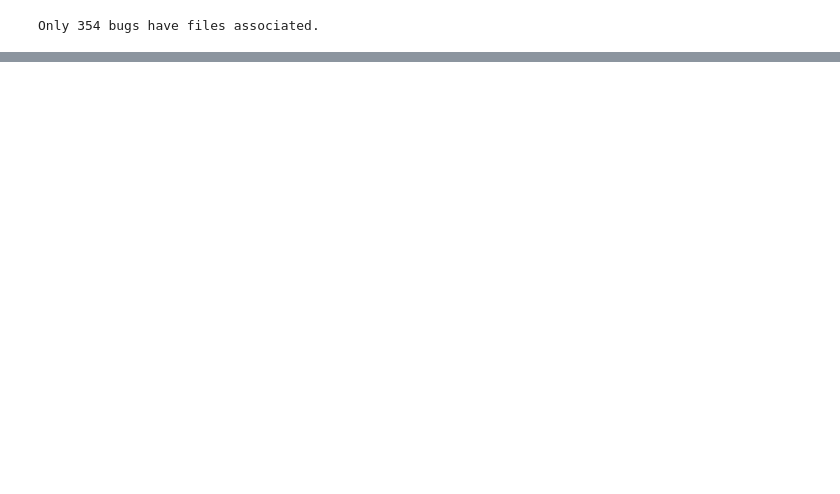
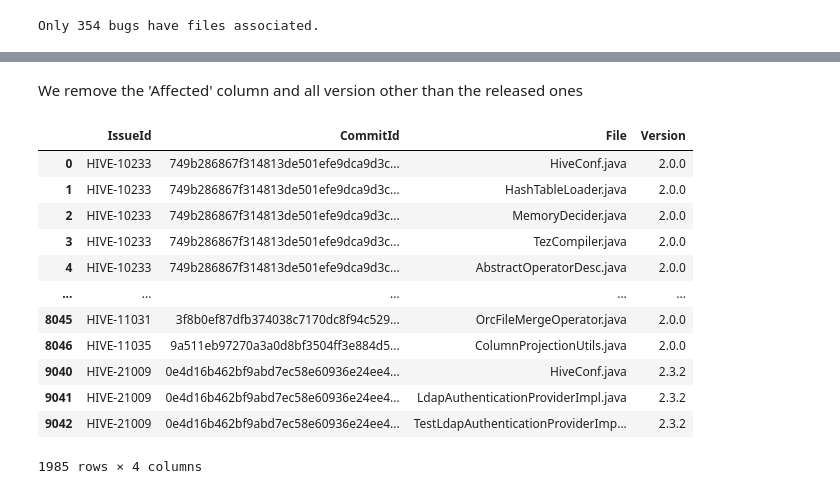
Before and after one commit to ahenrij/ets-mgl869-hive, a Jupyter notebook: src/lab/notebooks/matching.ipynb, the cells around one changed output, grey strips where cells are left out. Cells and saved outputs as stored; diff of their text form; code cells hidden in the pictures; blank space fills up the shorter version.

```diff
--- a/src/lab/notebooks/matching.ipynb
+++ b/src/lab/notebooks/matching.ipynb
@@ -156,0 +187,21 @@ Only 354 bugs have files associated.
+# %% [markdown]
+We remove the 'Affected' column and all version other than the released ones
+# %%
+labels.drop(columns=["Affected"], inplace=True)
+labels.dropna(subset=["Version"], inplace=True)
+labels = labels[labels["Version"].str.contains("|".join(RELEASED_VERSIONS))]
+labels
+# %% [output]
+|  | IssueId | CommitId | File | Version |
+| 0 | HIVE-10233 | 749b286867f314813de501efe9dca9d3c... | HiveConf.java | 2.0.0 |
+| 1 | HIVE-10233 | 749b286867f314813de501efe9dca9d3c... | HashTableLoader.java | 2.0.0 |
+| 2 | HIVE-10233 | 749b286867f314813de501efe9dca9d3c... | MemoryDecider.java | 2.0.0 |
+| 3 | HIVE-10233 | 749b286867f314813de501efe9dca9d3c... | TezCompiler.java | 2.0.0 |
+| 4 | HIVE-10233 | 749b286867f314813de501efe9dca9d3c... | AbstractOperatorDesc.java | 2.0.0 |
+| ... | ... | ... | ... | ... |
+| 8045 | HIVE-11031 | 3f8b0ef87dfb374038c7170dc8f94c529... | OrcFileMergeOperator.java | 2.0.0 |
+| 8046 | HIVE-11035 | 9a511eb97270a3a0d8bf3504ff3e884d5... | ColumnProjectionUtils.java | 2.0.0 |
+| 9040 | HIVE-21009 | 0e4d16b462bf9abd7ec58e60936e24ee4... | HiveConf.java | 2.3.2 |
+| 9041 | HIVE-21009 | 0e4d16b462bf9abd7ec58e60936e24ee4... | LdapAuthenticationProviderImpl.java | 2.3.2 |
+| 9042 | HIVE-21009 | 0e4d16b462bf9abd7ec58e60936e24ee4... | TestLdapAuthenticationProviderImp... | 2.3.2 |
+1985 rows × 4 columns
```
Also changed, not shown: parts of 17 cells of this notebook, 1 other file.
